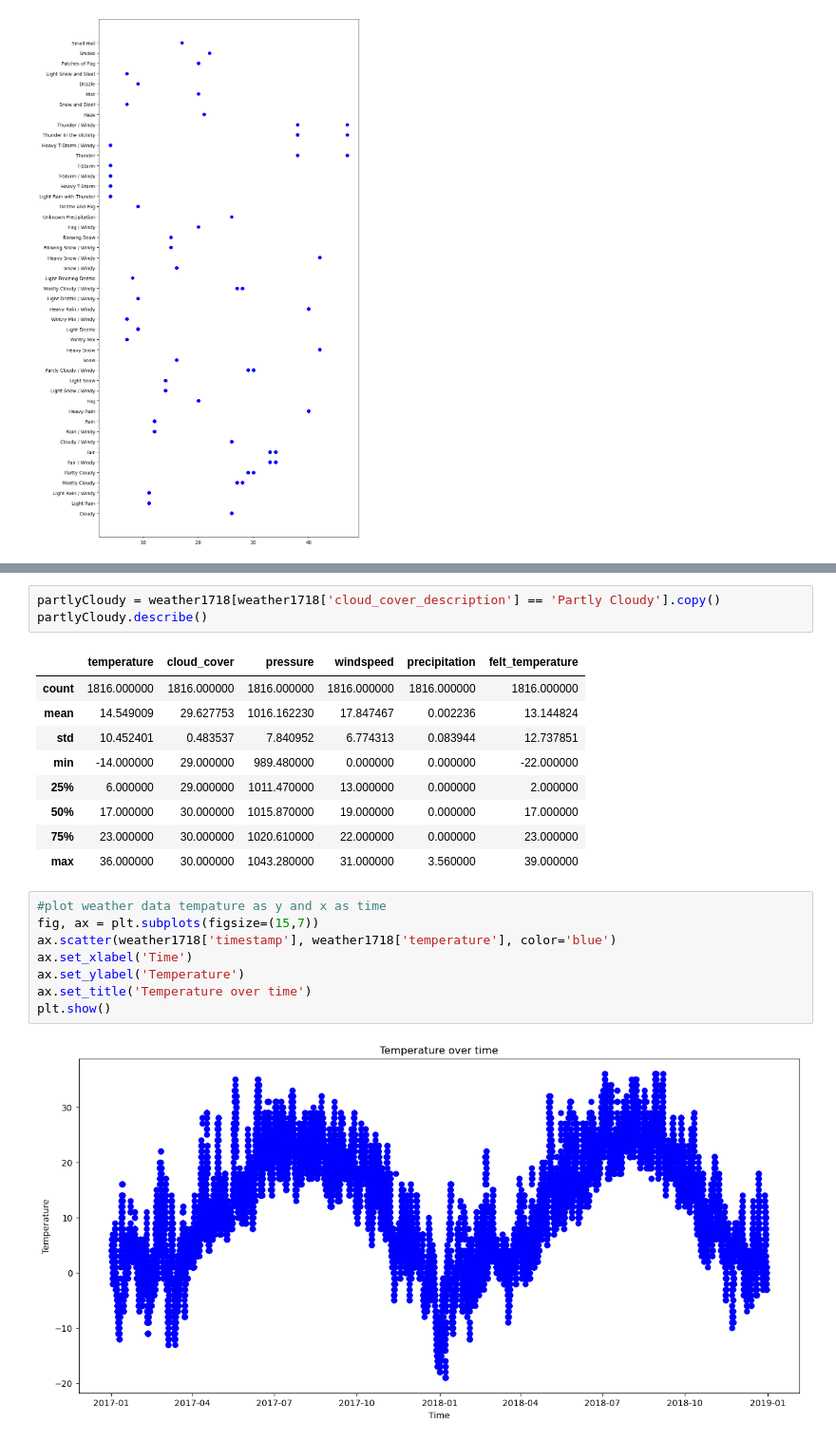
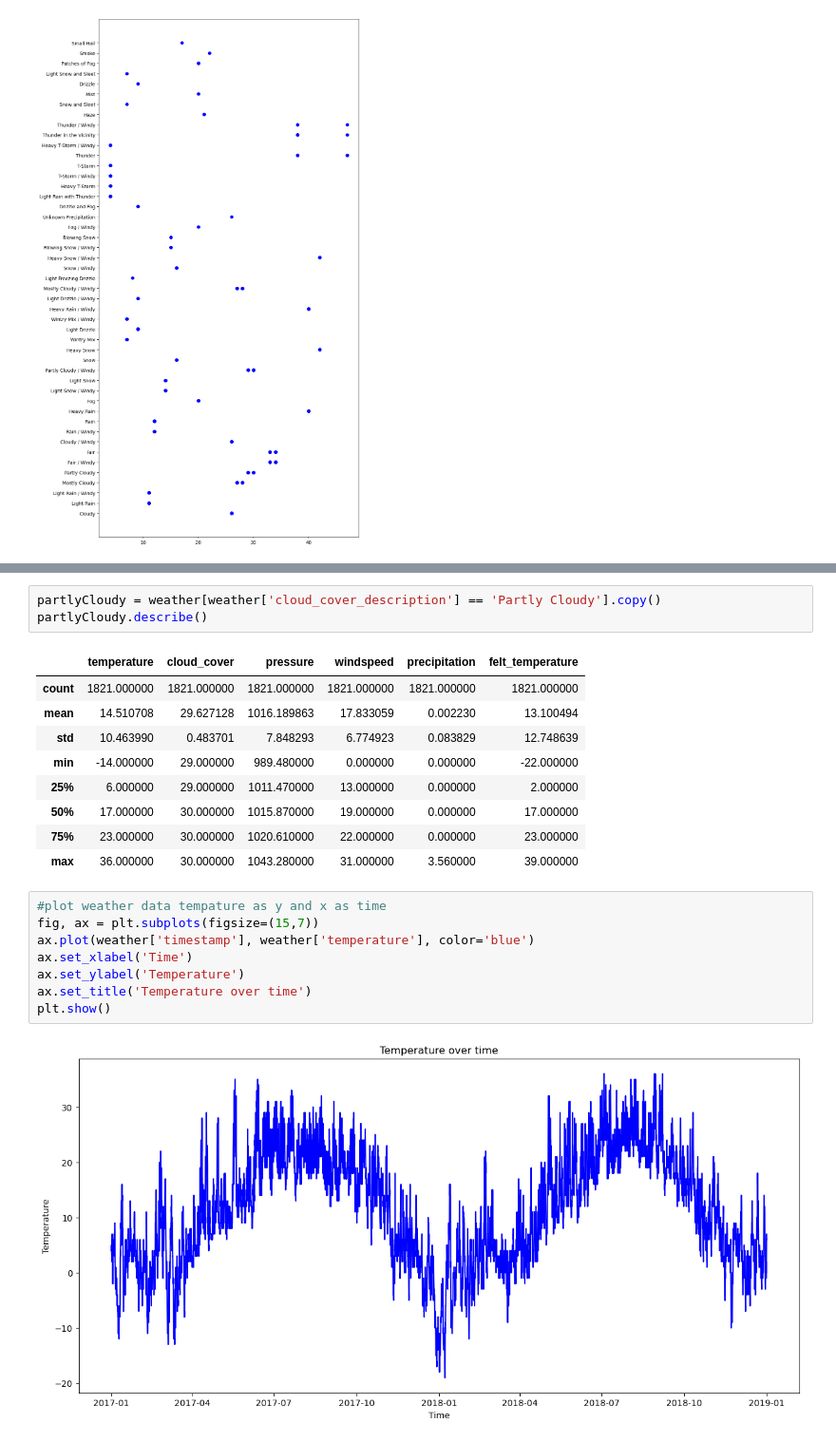
Before and after one commit to Oxford012/DDT, a Jupyter notebook: Florian/weatherCleaning.ipynb, the cells around one changed output, grey strips where cells are left out. Shown at 95% size. Drawn from its saved outputs; the diff is of its cells as text.

```diff
--- a/Florian/weatherCleaning.ipynb
+++ b/Florian/weatherCleaning.ipynb
@@ -82,12 +101,12 @@ memory usage: 257.7+ KB
 None
 # %%
-partlyCloudy = weather1718[weather1718['cloud_cover_description'] == 'Partly Cloudy'].copy()
+partlyCloudy = weather[weather['cloud_cover_description'] == 'Partly Cloudy'].copy()
 partlyCloudy.describe()
 # %% [output]
 |  | temperature | cloud_cover | pressure | windspeed | precipitation | felt_temperature |
-| count | 1816.000000 | 1816.000000 | 1816.000000 | 1816.000000 | 1816.000000 | 1816.000000 |
-| mean | 14.549009 | 29.627753 | 1016.162230 | 17.847467 | 0.002236 | 13.144824 |
-| std | 10.452401 | 0.483537 | 7.840952 | 6.774313 | 0.083944 | 12.737851 |
+| count | 1821.000000 | 1821.000000 | 1821.000000 | 1821.000000 | 1821.000000 | 1821.000000 |
+| mean | 14.510708 | 29.627128 | 1016.189863 | 17.833059 | 0.002230 | 13.100494 |
+| std | 10.463990 | 0.483701 | 7.848293 | 6.774923 | 0.083829 | 12.748639 |
 | min | -14.000000 | 29.000000 | 989.480000 | 0.000000 | 0.000000 | -22.000000 |
 | 25% | 6.000000 | 29.000000 | 1011.470000 | 13.000000 | 0.000000 | 2.000000 |
 | 50% | 17.000000 | 30.000000 | 1015.870000 | 19.000000 | 0.000000 | 17.000000 |
@@ -96,13 +115,13 @@ partlyCloudy.describe()
 # %%
 #plot weather data tempature as y and x as time
 fig, ax = plt.subplots(figsize=(15,7))
-ax.scatter(weather1718['timestamp'], weather1718['temperature'], color='blue')
+ax.plot(weather['timestamp'], weather['temperature'], color='blue')
 ax.set_xlabel('Time')
 ax.set_ylabel('Temperature')
 ax.set_title('Temperature over time')
 plt.show()
 # %% [output]
-[figure, old version]
+[figure, new version]
 # %%
 #plot windspeed over time
 fig, ax = plt.subplots(figsize=(15,7))
```
Also changed, not shown: parts of 10 cells of this notebook.
